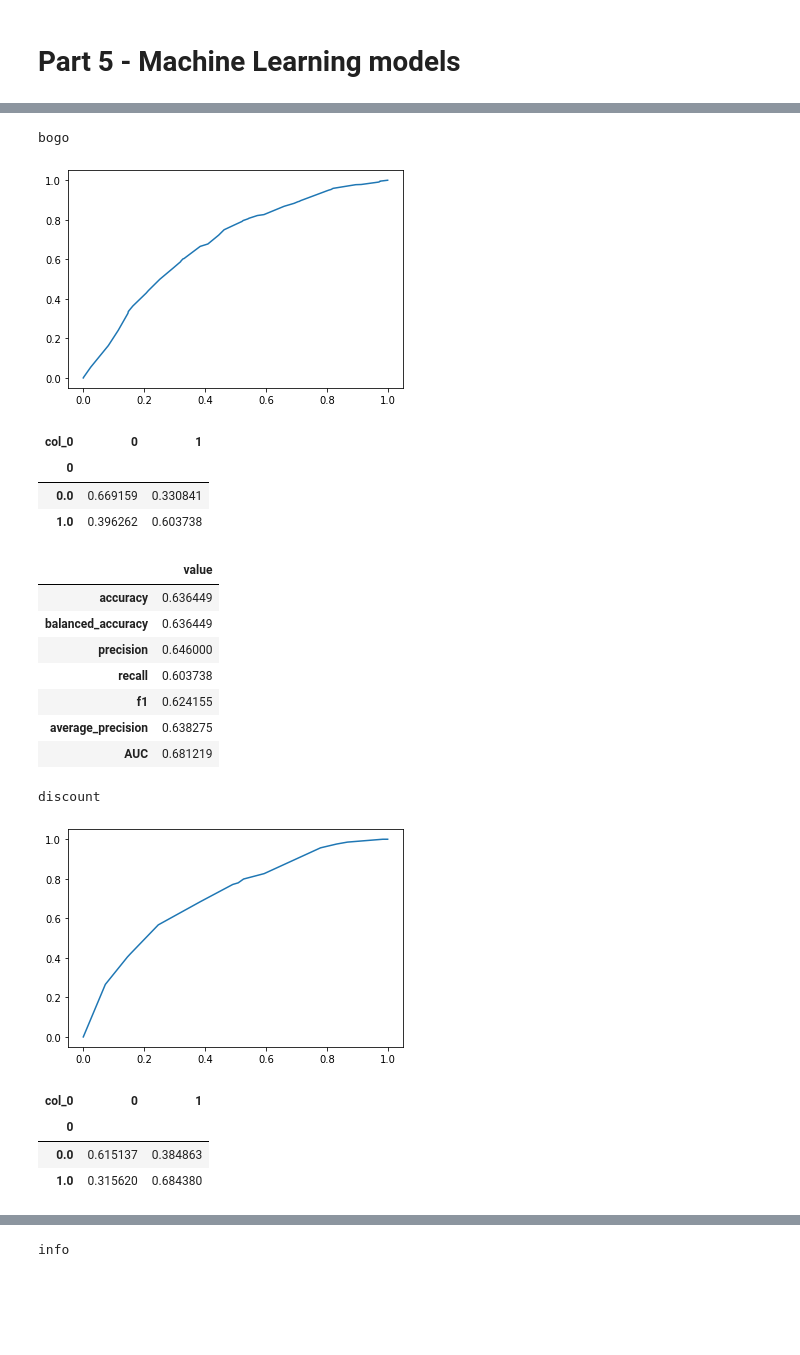
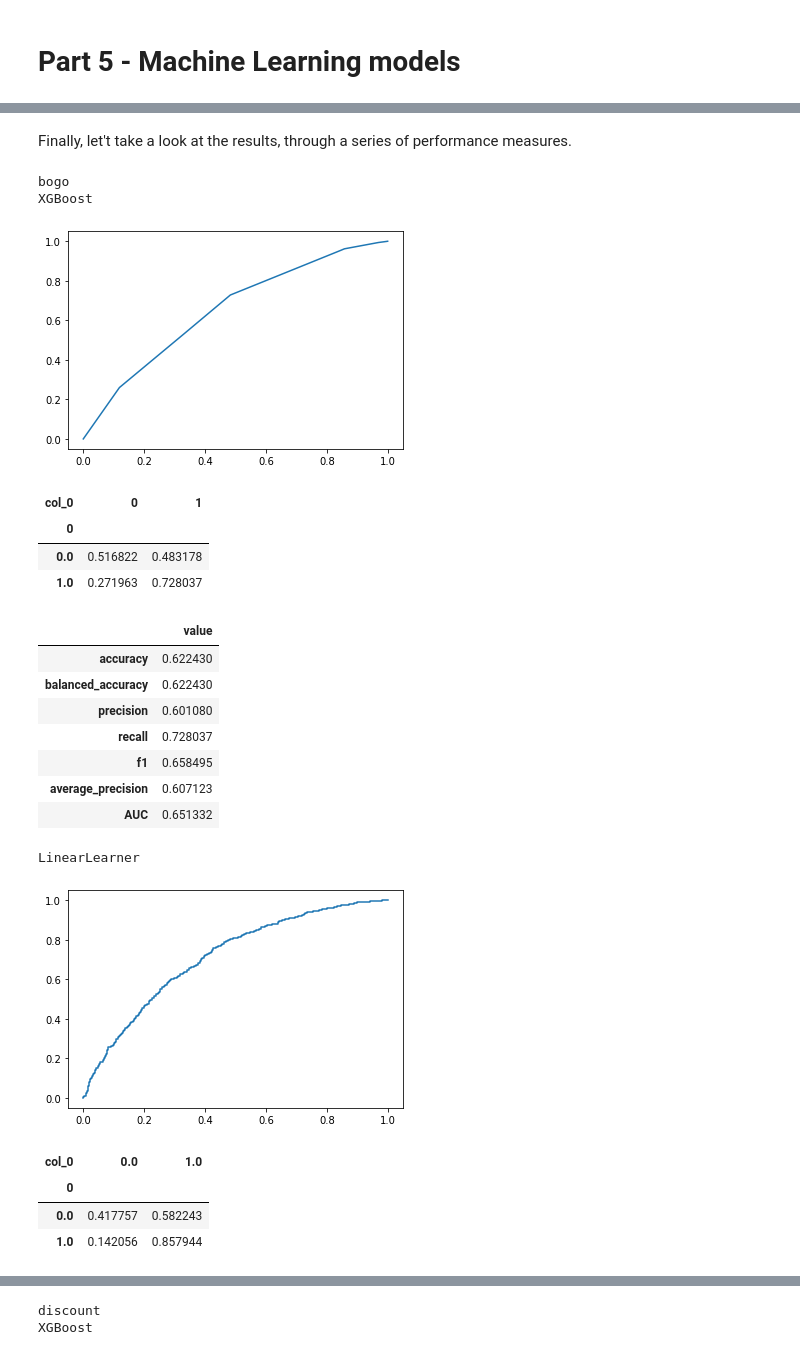
Before and after one commit to MatteoFelici/Capstone_Starkbucks_MLE, a Jupyter notebook: Modeling.ipynb, the cells around one changed output, grey strips where cells are left out. Cells and saved outputs as stored; diff of their text form; code cells hidden in the pictures; blank space fills up the shorter version.

```diff
--- a/Modeling.ipynb
+++ b/Modeling.ipynb
@@ -162,8 +212,6 @@ Waiting info...
 # %%
-container = get_image_uri(session.boto_region_name, 'linear-learner')
 for prefix in ['bogo', 'discount', 'info']:
-
-
+    # Create instance of LinearLearner
     ll = LinearLearner(role,
                        train_instance_count=1,
                        train_instance_type='ml.c4.xlarge',
@@ -182,6 +230,7 @@ for prefix in ['bogo', 'discount', 'info']:
                        learning_rate=0.01,
                        balance_multiclass_weights=True)
 
+    # Create record sets from local data as inputs to the LinearLearner
     train = pd.read_csv(f'./data/{prefix}/{prefix}_train.csv', header=None)
     train_data = ll.record_set(train.drop(0, 1).values.astype('float32'), labels=train[0].values.astype('float32'),
                                          channel='train')
@@ -190,13 +239,13 @@ for prefix in ['bogo', 'discount', 'info']:
     validation_data = ll.record_set(valid.drop(0, 1).values.astype('float32'), labels=valid[0].values.astype('float32'),
                                          channel='validation')
 
-    # This is a wrapper around the location of our train and validation data, to make sure that SageMaker
-    # knows our data is in csv format.
-
+    # Fit the model
     ll.fit([train_data, validation_data], logs=False)
 
+    # Save results
     tja = ll.training_job_analytics
     res = tja.dataframe()
     best_model[prefix]['ll'] = {'name': tja.name,
-                                'value': res.loc[res['metric_name'] == 'validation:binary_f_beta', 'value'].values[0]}
+                                'value': res.loc[res['metric_name'] == 'validation:binary_f_beta', 'value'].values[0],
+                                'model': ll}
 # %% [output]
@@ -337,36 +391,45 @@ jsons
+# %% [markdown]
+Finally, let't take a look at the results, through a series of performance measures.
 # %%
 for prefix in ['bogo', 'discount', 'info']:
     print(prefix)
+
+    # Load ground truth
     y_test = pd.read_csv(f'./data/{prefix}/{prefix}_test_tgt.csv', squeeze=True, header=None)
-    if prefix == 'info':
-        with open(f'./data/{prefix}_preds/{prefix}_test.csv.out', 'r') as f:
-            jsons = [json.loads(x.replace('\n', '')) for x in f.readlines()]
-        res = pd.DataFrame(jsons)
-        display(assess_model(y_test, res['score'].values, y_pred=res['predicted_label'].values))
-    else:
-        y_prob = pd.read_csv(f'./data/{prefix}_preds/{prefix}_test.csv.out', squeeze=True, header=None)
-        display(assess_model(y_test, y_prob))
 
-    print('\n')
+    # XGBoost predictions
+    print('XGBoost')
+    y_prob = pd.read_csv(f'./data/{prefix}/{prefix}_xgb_preds/{prefix}_test.csv.out', squeeze=True, header=None)
+    display(assess_model(y_test, y_prob))
+
+    # LinearLearner predictions
+    print('LinearLearner')
+    with open(f'./data/{prefix}/{prefix}_ll_preds/{prefix}_test.csv.out', 'r') as f:
+        jsons = [json.loads(x.replace('\n', '')) for x in f.readlines()]
+    res = pd.DataFrame(jsons)
+    display(assess_model(y_test, res['score'].values, y_pred=res['predicted_label'].values))
+
+    print('\n\n')
 # %% [output]
 bogo
+XGBoost
-[figure, old version]
+[figure, new version]
 | col_0 | 0 | 1 |
 | 0 |  |  |
-| 0.0 | 0.669159 | 0.330841 |
-| 1.0 | 0.396262 | 0.603738 |
+| 0.0 | 0.516822 | 0.483178 |
+| 1.0 | 0.271963 | 0.728037 |
 |  | value |
-| accuracy | 0.636449 |
-| balanced_accuracy | 0.636449 |
-| precision | 0.646000 |
-| recall | 0.603738 |
-| f1 | 0.624155 |
-| average_precision | 0.638275 |
-| AUC | 0.681219 |
+| accuracy | 0.622430 |
+| balanced_accuracy | 0.622430 |
+| precision | 0.601080 |
+| recall | 0.728037 |
+| f1 | 0.658495 |
+| average_precision | 0.607123 |
+| AUC | 0.651332 |
-discount
+LinearLearner
-[figure, old version]
+[figure, new version]
-| col_0 | 0 | 1 |
+| col_0 | 0.0 | 1.0 |
 | 0 |  |  |
-| 0.0 | 0.615137 | 0.384863 |
-| 1.0 | 0.315620 | 0.684380 |
+| 0.0 | 0.417757 | 0.582243 |
+| 1.0 | 0.142056 | 0.857944 |
 |  | value |
@@ -380 +443,2 @@ discount
-info
+discount
+XGBoost
```
Also changed, not shown: parts of 18 cells of this notebook, 18 other files.
